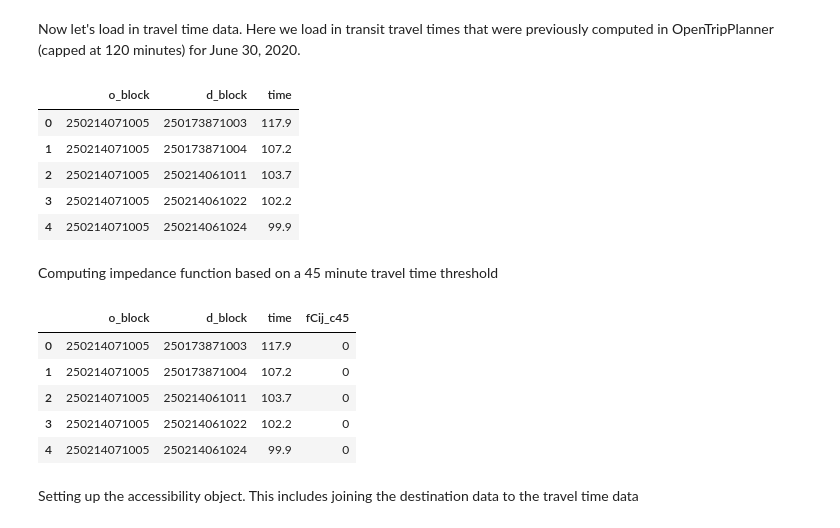
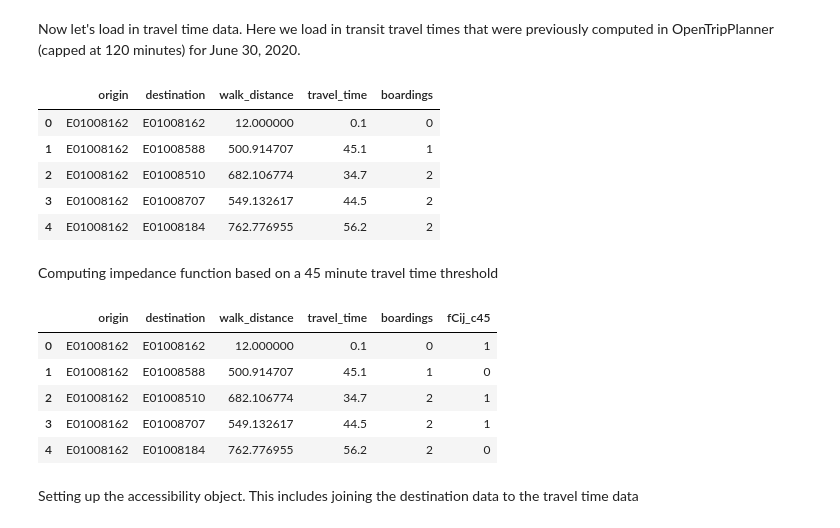
Before and after one commit to Urban-Analytics-Technology-Platform/demoland-project, a Jupyter notebook: python/basic_accessibility_example_TRACC.ipynb, the cells around one changed output. Cells and saved outputs as stored; diff of their text form; code cells hidden in the pictures.

```diff
--- a/python/basic_accessibility_example_TRACC.ipynb
+++ b/python/basic_accessibility_example_TRACC.ipynb
@@ -45,37 +44,37 @@ dfo.data.head()
 # %% [markdown]
 Now let's load in travel time data. Here we load in transit travel times that were previously computed in OpenTripPlanner (capped at 120 minutes) for June 30, 2020.
 # %%
-dft = tracc.costs(
-    pd.read_csv("test_data/boston/transit_time_matrix_8am_30_06_2020.zip", compression='zip')
-    )
-dft.data.time = dft.data.time / 60 # converting time from seconds to minutes
-dft.data.time = dft.data.time.round(1) # rounding to just one decimal place
+df_timetravel = pd.read_csv("./../data/traveltime_matrix_tynewearTRANSIT.csv")
+df_timetravel.head()
+dft = tracc.costs(df_timetravel)
+dft.data.travel_time = dft.data.travel_time / 60 # converting time from seconds to minutes
+dft.data.travel_time = dft.data.travel_time.round(1) # rounding to just one decimal place
 dft.data.head()
 # %% [output]
-|  | o_block | d_block | time |
-| 0 | 250214071005 | 250173871003 | 117.9 |
-| 1 | 250214071005 | 250173871004 | 107.2 |
-| 2 | 250214071005 | 250214061011 | 103.7 |
-| 3 | 250214071005 | 250214061022 | 102.2 |
-| 4 | 250214071005 | 250214061024 | 99.9 |
+|  | origin | destination | walk_distance | travel_time | boardings |
+| 0 | E01008162 | E01008162 | 12.000000 | 0.1 | 0 |
+| 1 | E01008162 | E01008588 | 500.914707 | 45.1 | 1 |
+| 2 | E01008162 | E01008510 | 682.106774 | 34.7 | 2 |
+| 3 | E01008162 | E01008707 | 549.132617 | 44.5 | 2 |
+| 4 | E01008162 | E01008184 | 762.776955 | 56.2 | 2 |
 # %% [markdown]
 Computing impedance function based on a 45 minute travel time threshold
 # %%
 dft.impedence_calc(
-    cost_column = "time",
+    cost_column = "travel_time",
     impedence_func = "cumulative",
     impedence_func_params = 45,
     output_col_name = "fCij_c45",
     prune_output = False
 )
 dft.data.head()
 # %% [output]
-|  | o_block | d_block | time | fCij_c45 |
-| 0 | 250214071005 | 250173871003 | 117.9 | 0 |
-| 1 | 250214071005 | 250173871004 | 107.2 | 0 |
-| 2 | 250214071005 | 250214061011 | 103.7 | 0 |
-| 3 | 250214071005 | 250214061022 | 102.2 | 0 |
-| 4 | 250214071005 | 250214061024 | 99.9 | 0 |
+|  | origin | destination | walk_distance | travel_time | boardings | fCij_c45 |
+| 0 | E01008162 | E01008162 | 12.000000 | 0.1 | 0 | 1 |
+| 1 | E01008162 | E01008588 | 500.914707 | 45.1 | 1 | 0 |
+| 2 | E01008162 | E01008510 | 682.106774 | 34.7 | 2 | 1 |
+| 3 | E01008162 | E01008707 | 549.132617 | 44.5 | 2 | 1 |
+| 4 | E01008162 | E01008184 | 762.776955 | 56.2 | 2 | 0 |
 # %% [markdown]
 Setting up the accessibility object. This includes joining the destination data to the travel time data
 # %%
```
Also changed, not shown: parts of 14 cells of this notebook, 2 other files.
